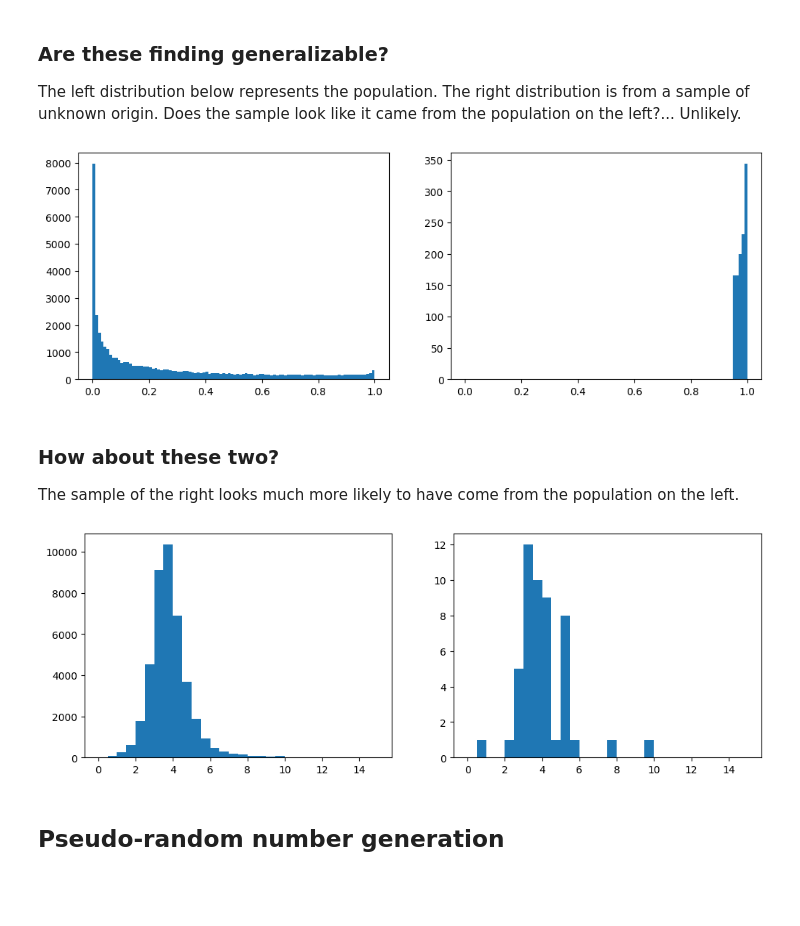
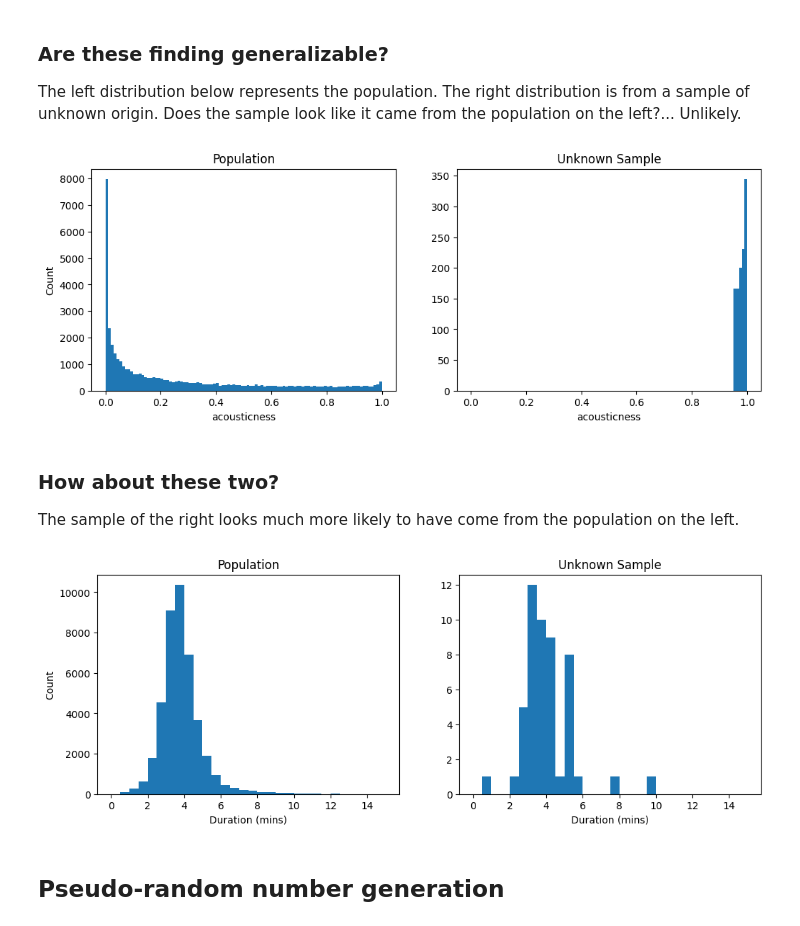
Before and after one commit to MichaelSzczepaniak/DataCamp, a Jupyter notebook: Tracks/Associate Data Scientist/28 Sampling in Python/SamplingInPython.ipynb, the cells around one changed output. Drawn from its saved outputs; the diff is of its cells as text; code cells hidden in the pictures; blank space fills up the shorter version.

Commit message:
add title and axis labels to plots, add cluster sampling and review of techniques, fix SettingWithCopy and FutureWarnings generated in course code

```diff
--- a/Tracks/Associate Data Scientist/28 Sampling in Python/SamplingInPython.ipynb
+++ b/Tracks/Associate Data Scientist/28 Sampling in Python/SamplingInPython.ipynb
@@ -78,18 +78,25 @@ The left distribution below represents the population. The right distribution is
 # %%
 import matplotlib.pyplot as plt
 
 # read in spotify_mysterious_sample
 spotify_mysterious_sample = pd.read_csv("./data/spotify_mysterious_sample1.csv")
 
 fig, ax = plt.subplots(nrows=1, ncols=2, figsize=(12, 4))
 
 ax[0].hist(spotify_population["acousticness"], bins=np.arange(0, 1.01, 0.01))
 ax[1].hist(spotify_mysterious_sample['acousticness'], bins=np.arange(0, 1.01, 0.01))
 
+ax[0].set_title("Population")
+ax[0].set_xlabel("acousticness")
+ax[0].set_ylabel("Count")
+
+ax[1].set_title("Unknown Sample")
+ax[1].set_xlabel("acousticness")
+
 # Visualize these distributions side-by-side
 plt.show()
 # %% [output]
-[figure, old version]
+[figure, new version]
 # %% [markdown]
 ### How about these two?
 
@@ -103,11 +110,17 @@ spotify_mysterious_sample2 = pd.read_csv("./data/spotify_mysterious_sample2.csv"
 ax[0].hist(spotify_population['duration_minutes'], bins=np.arange(0, 15.5, 0.5))
 ax[1].hist(spotify_mysterious_sample2['duration_minutes'], bins=np.arange(0, 15.5, 0.5))
 
+ax[0].set_title("Population")
+ax[0].set_xlabel("Duration (mins)")
+ax[0].set_ylabel("Count")
+
+ax[1].set_title("Unknown Sample")
+ax[1].set_xlabel("Duration (mins)")
 
 # Visualize these distributions side-by-side
 plt.show()
 # %% [output]
-[figure, old version]
+[figure, new version]
 # %% [markdown]
 ## Pseudo-random number generation
 # %%
```
Also changed, not shown: parts of 18 cells of this notebook.
